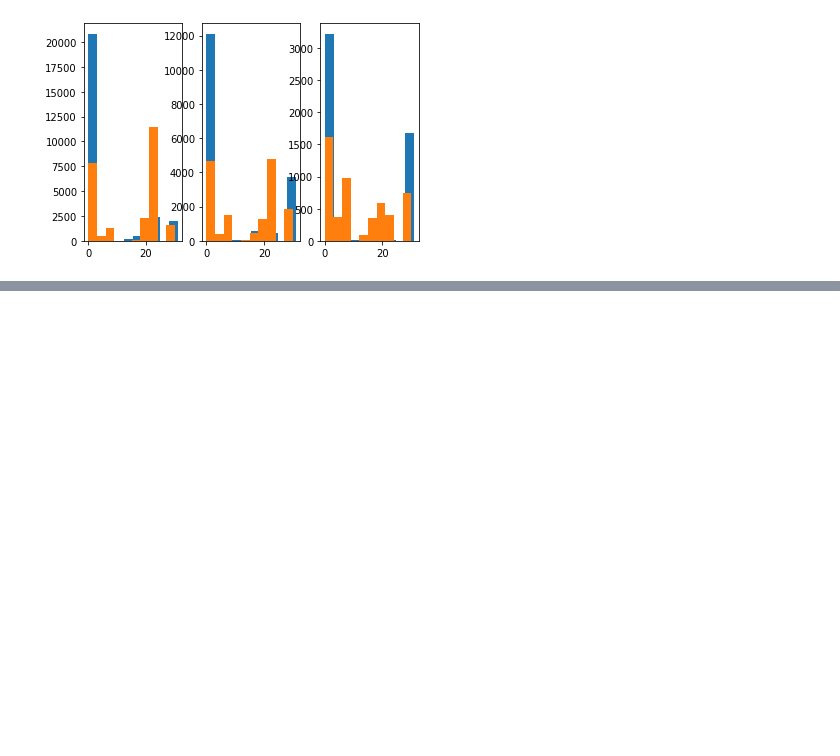
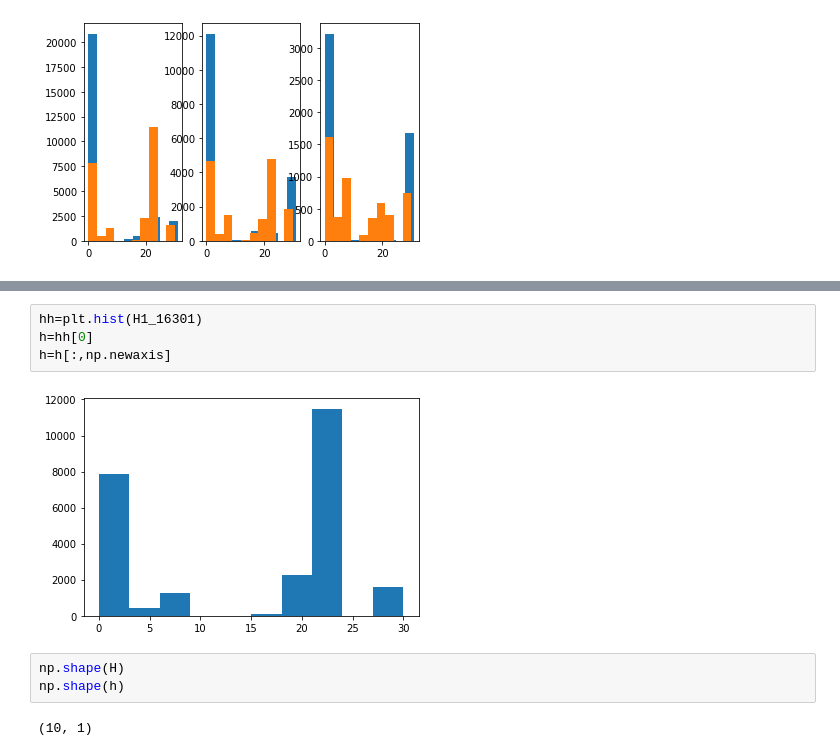
Before and after one commit to fxz200/detection, a Jupyter notebook: flower.ipynb, the cells around one changed output, grey strips where cells are left out. Saved outputs shown, nothing was run; the diff lists cells and outputs as text; blank space fills up the shorter version.

```diff
--- a/flower.ipynb
+++ b/flower.ipynb
@@ -408,0 +435,11 @@ ValueError: operands could not be broadcast together with shapes (26132,) (25125
+# %%
+hh=plt.hist(H1_16301)
+h=hh[0]
+h=h[:,np.newaxis]
+# %% [output]
+[figure, added]
+# %%
+np.shape(H)
+np.shape(h)
+# %% [output]
+(10, 1)
```
Also changed, not shown: parts of 12 cells of this notebook.
